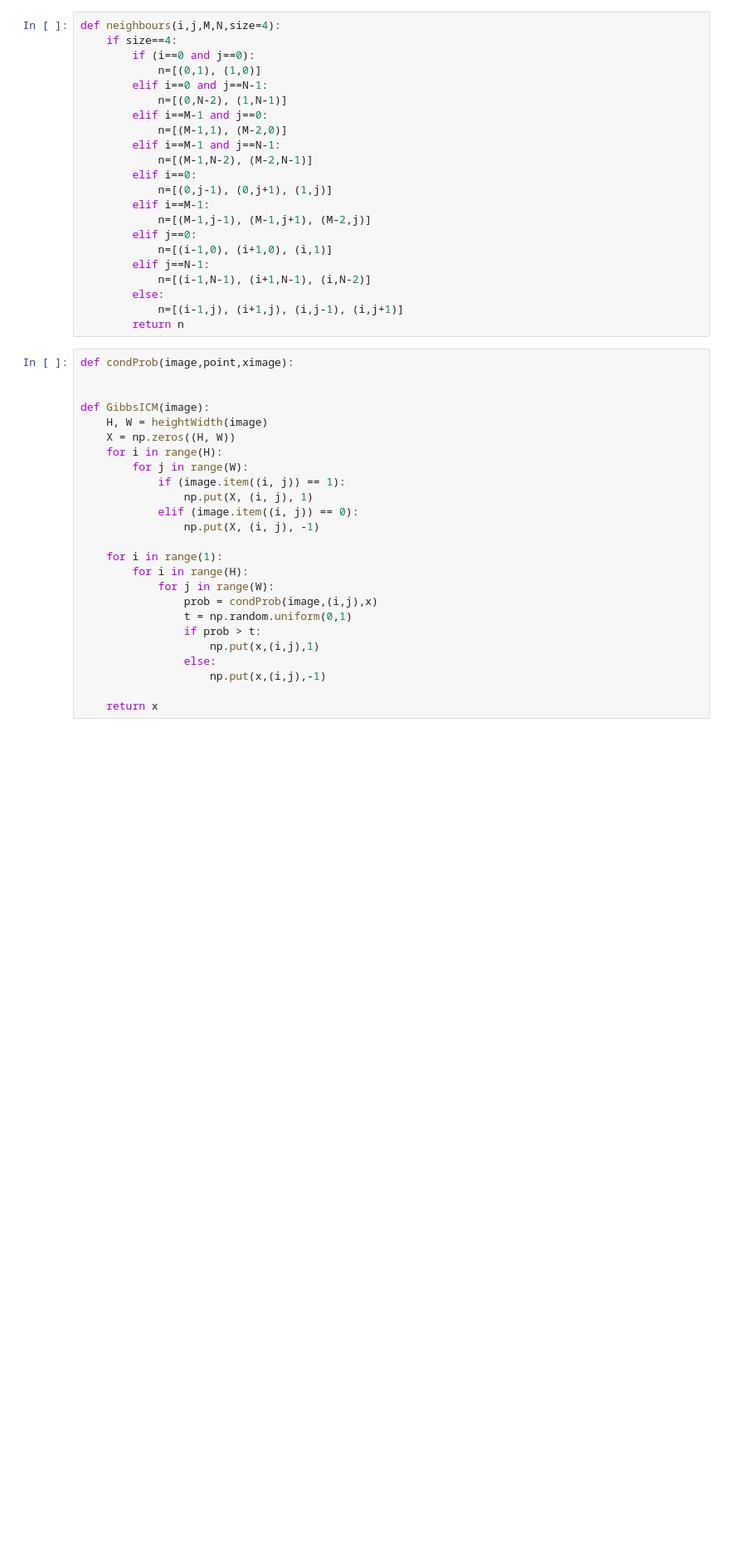
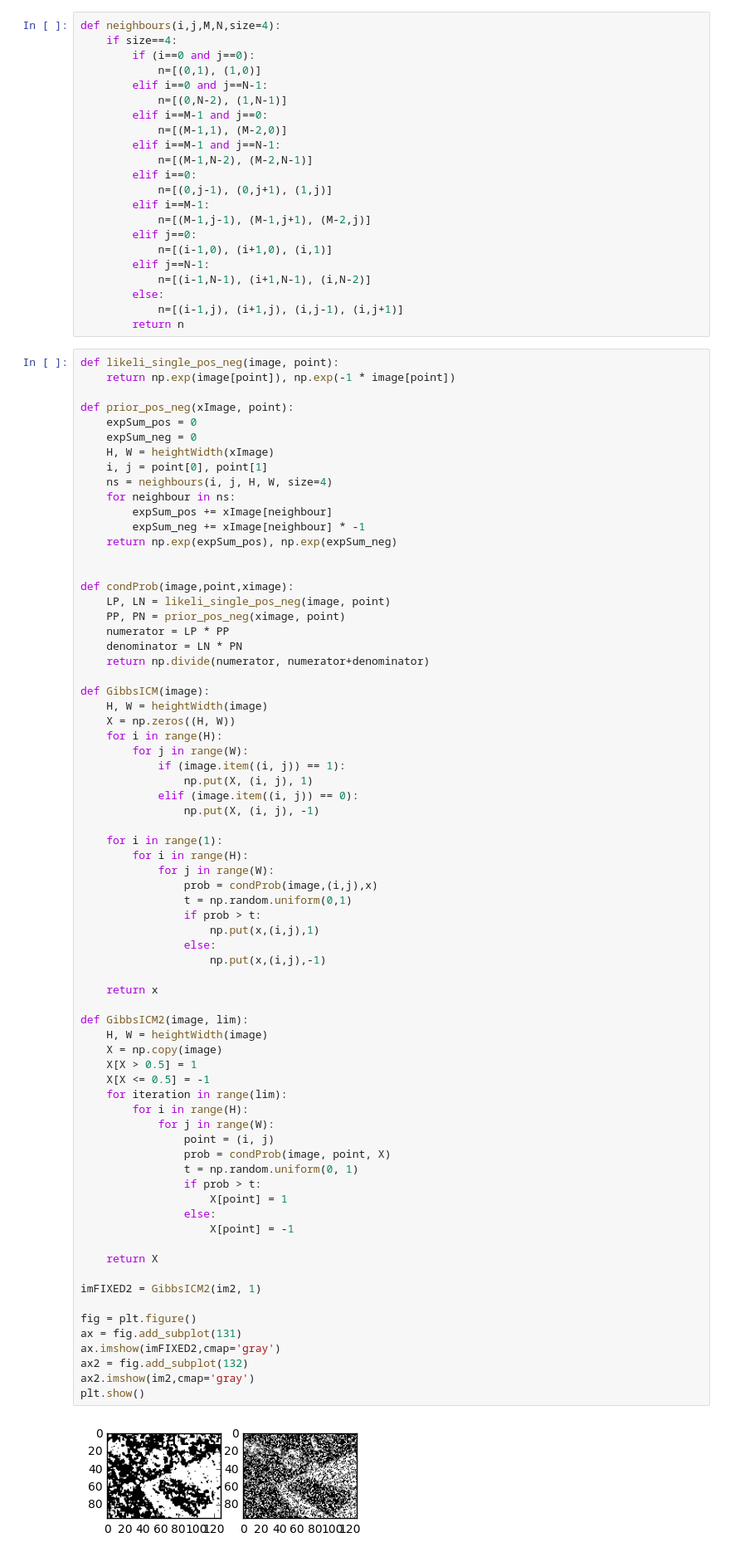
Before and after one commit to ellisp97/machine-learning-2, a Jupyter notebook: code/Q2.ipynb, the cells around one changed output. Shown at 83% size. Drawn from its saved outputs; the diff is of its cells as text; blank space fills up the shorter version.

Commit message:
working Gibbs

```diff
--- a/code/Q2.ipynb
+++ b/code/Q2.ipynb
@@ -54,27 +60,75 @@ def neighbours(i,j,M,N,size=4):
             n=[(i-1,j), (i+1,j), (i,j-1), (i,j+1)]
         return n
 # %%
+def likeli_single_pos_neg(image, point):
+    return np.exp(image[point]), np.exp(-1 * image[point])
+
+def prior_pos_neg(xImage, point):
+    expSum_pos = 0
+    expSum_neg = 0
+    H, W = heightWidth(xImage)
+    i, j = point[0], point[1]
+    ns = neighbours(i, j, H, W, size=4)
+    for neighbour in ns:
+        expSum_pos += xImage[neighbour]
+        expSum_neg += xImage[neighbour] * -1
+    return np.exp(expSum_pos), np.exp(expSum_neg)
+
+
 def condProb(image,point,ximage):
-
+    LP, LN = likeli_single_pos_neg(image, point)
+    PP, PN = prior_pos_neg(ximage, point)
+    numerator = LP * PP
+    denominator = LN * PN
+    return np.divide(numerator, numerator+denominator)
 
 def GibbsICM(image):
     H, W = heightWidth(image)
     X = np.zeros((H, W))
     for i in range(H):
         for j in range(W):
             if (image.item((i, j)) == 1):
                 np.put(X, (i, j), 1)
             elif (image.item((i, j)) == 0):
                 np.put(X, (i, j), -1)
 
     for i in range(1):
         for i in range(H):
             for j in range(W):
                 prob = condProb(image,(i,j),x)
                 t = np.random.uniform(0,1)
                 if prob > t:
                     np.put(x,(i,j),1)
                 else:
                     np.put(x,(i,j),-1)
 
     return x
+
+def GibbsICM2(image, lim):
+    H, W = heightWidth(image)
+    X = np.copy(image)
+    X[X > 0.5] = 1
+    X[X <= 0.5] = -1
+    for iteration in range(lim):
+        for i in range(H):
+            for j in range(W):
+                point = (i, j)
+                prob = condProb(image, point, X)
+                t = np.random.uniform(0, 1)
+                if prob > t:
+                    X[point] = 1
+                else:
+                    X[point] = -1
+
+    return X
+
+imFIXED2 = GibbsICM2(im2, 1)
+
+fig = plt.figure()
+ax = fig.add_subplot(131)
+ax.imshow(imFIXED2,cmap='gray')
+ax2 = fig.add_subplot(132)
+ax2.imshow(im2,cmap='gray')
+plt.show()
+# %% [output]
+[figure, added]
```
Also changed, not shown: parts of 1 cell of this notebook.
